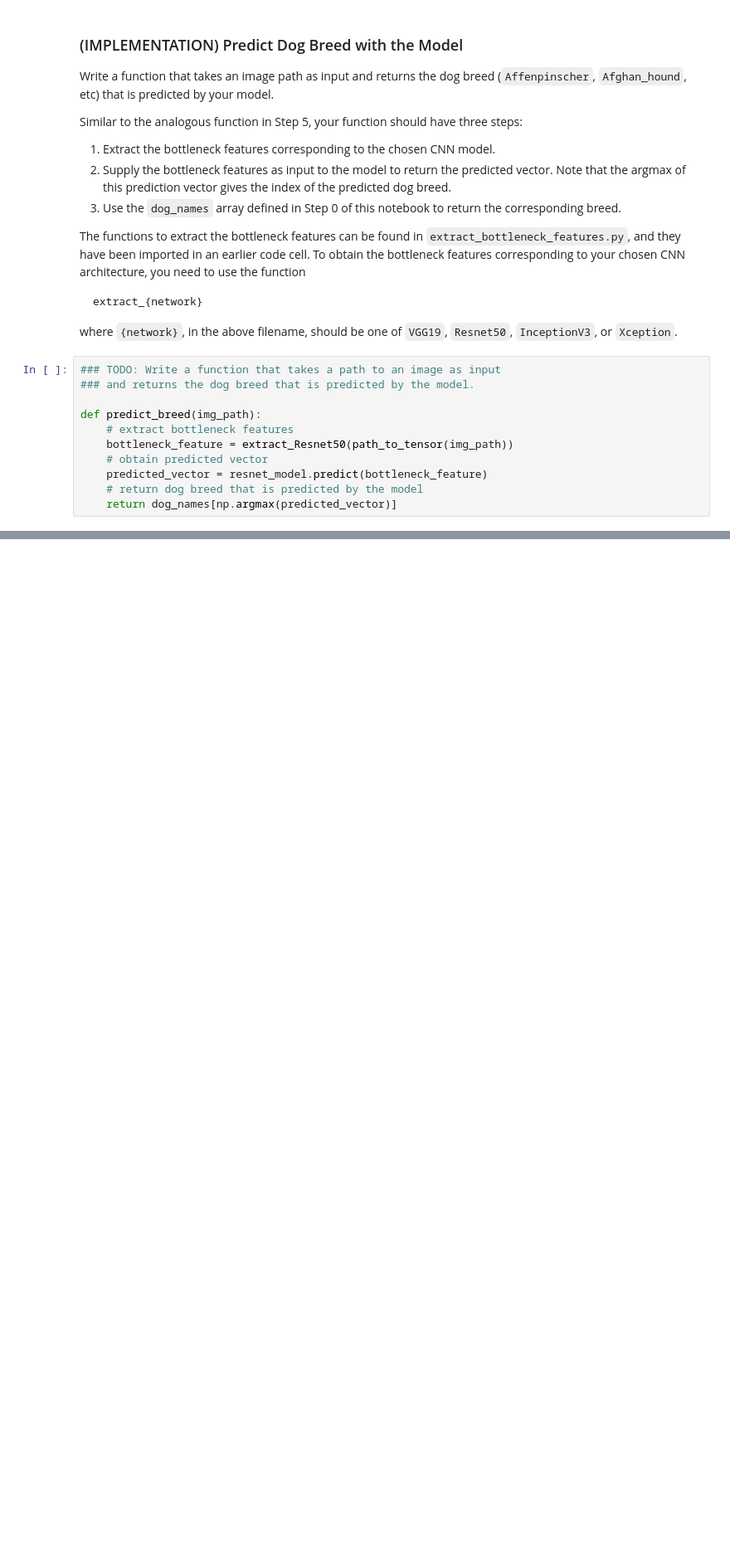
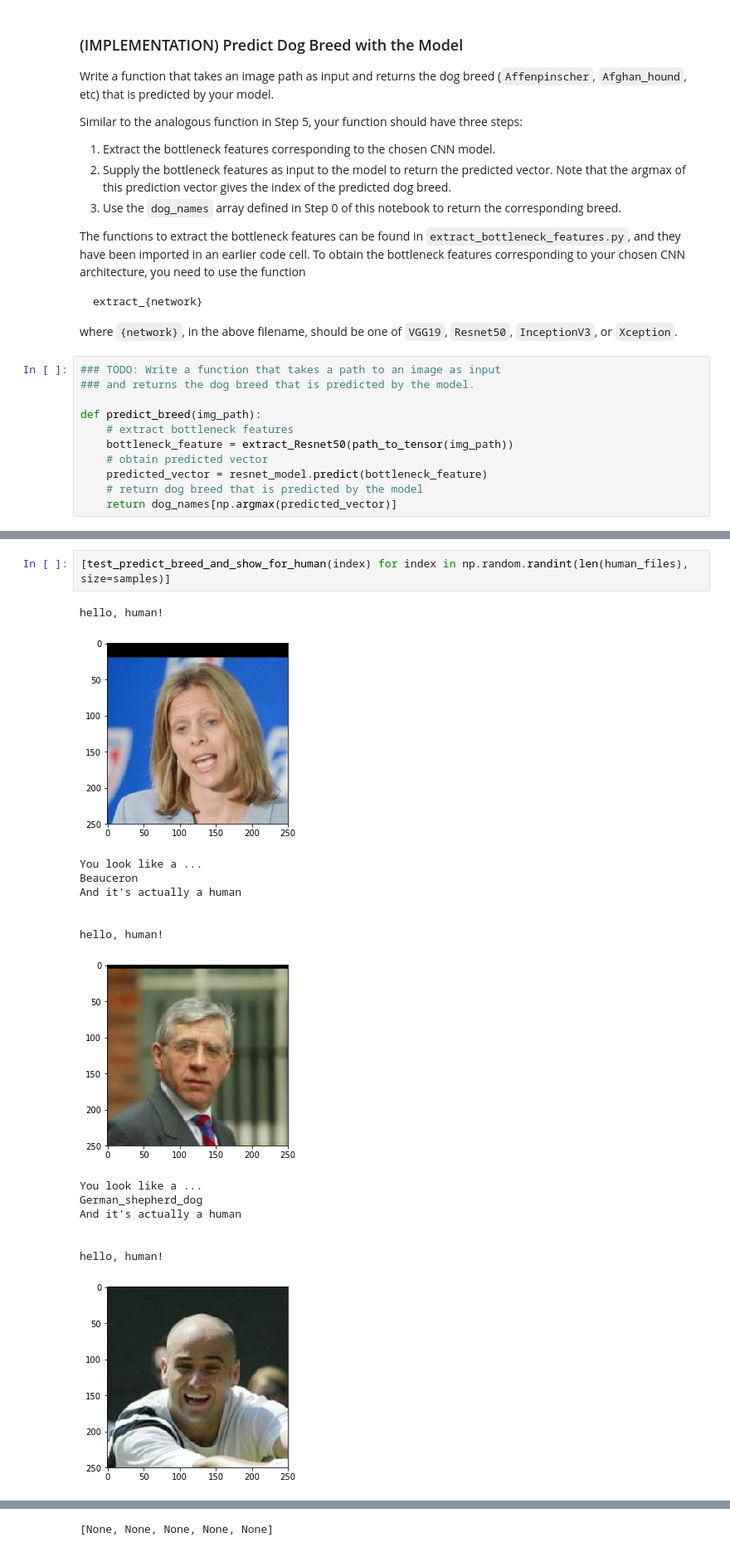
Before and after one commit to Spikhalskiy/dog-project, a Jupyter notebook: dog_app.ipynb, the cells around one changed output, grey strips where cells are left out. Shown at 83% size. Saved outputs shown, nothing was run; the diff lists cells and outputs as text; blank space fills up the shorter version.

```diff
--- a/dog_app.ipynb
+++ b/dog_app.ipynb
@@ -823,0 +858,19 @@ for i in human_pict:
+# %%
+[test_predict_breed_and_show_for_human(index) for index in np.random.randint(len(human_files), size=samples)]
+# %% [output]
+hello, human!
+[figure, added]
+You look like a ...
+Beauceron
+And it's actually a human
+
+
+hello, human!
+[figure, added]
+You look like a ...
+German_shepherd_dog
+And it's actually a human
+
+
+hello, human!
+[figure, added]
@@ -823,0 +894 @@ for i in human_pict:
+[None, None, None, None, None]
```
Also changed, not shown: parts of 11 cells of this notebook.
